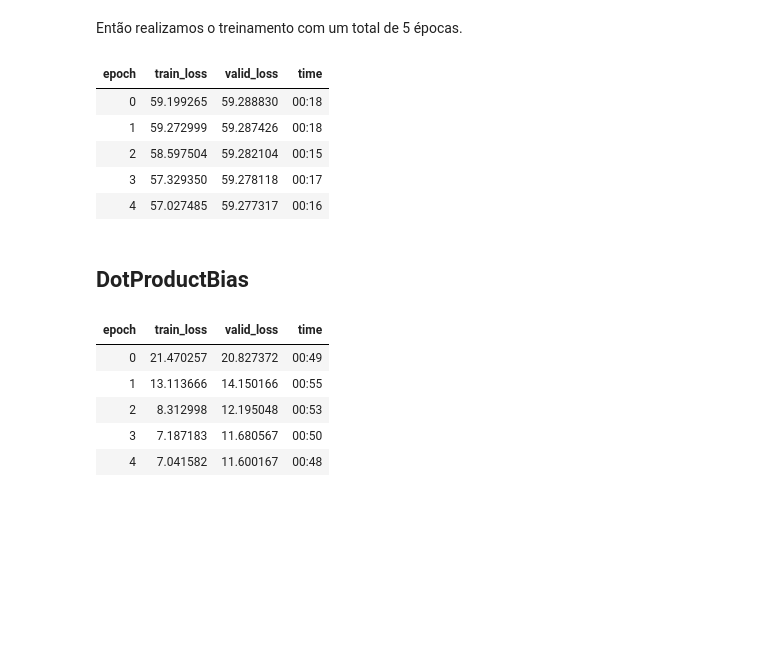
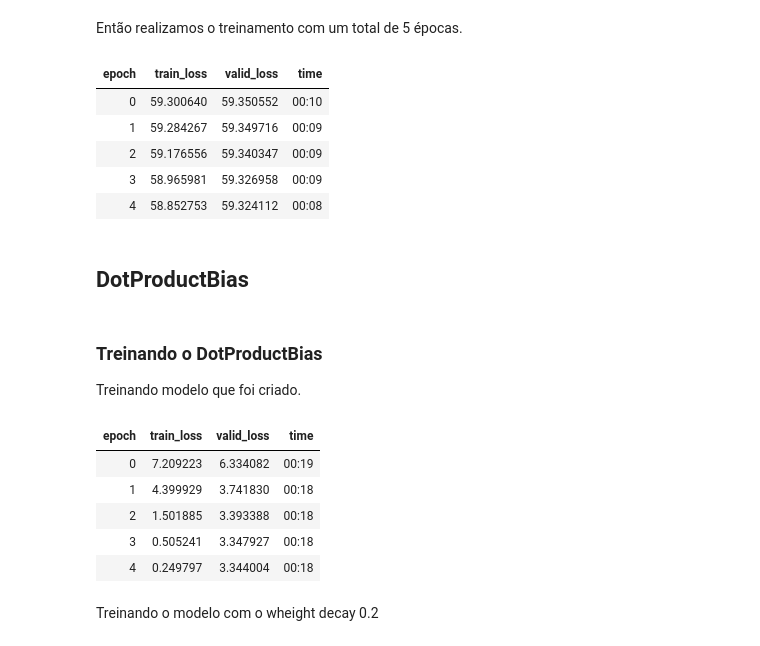
Before and after one commit to fabraz/fastaiOnCampus, a Jupyter notebook: nbs/lesson07_180130722_SamuelNB-Samuel-Nogueira-Bacelar.ipynb, the cells around one changed output. Drawn from its saved outputs; the diff is of its cells as text; code cells hidden in the pictures; blank space fills up the shorter version.

```diff
--- a/nbs/lesson07_180130722_SamuelNB-Samuel-Nogueira-Bacelar.ipynb
+++ b/nbs/lesson07_180130722_SamuelNB-Samuel-Nogueira-Bacelar.ipynb
@@ -253,0 +280,3 @@ Iremos então criar o dataloader para nosso modelo. Como temos mais de 57 Milhõ
+# %%
+max_ratings = 500_000
+limited_ratings = ratings_with_name_df.iloc[:max_ratings]
@@ -253,0 +285,15 @@ Iremos então criar o dataloader para nosso modelo. Como temos mais de 57 Milhõ
+# %%
+user_id = 12345678
+
+rows = []
+animes = ["Fullmetal Alchemist: Brotherhood", "Naruto", 'Kimetsu no Yaiba', 'Vinland Saga', 'Dr. Stone']
+ratings = [10, 9, 10, 8, 7]
+def add_user_ratings_to_df(df, user_id, animes, ratings):
+    for a_anime, a_rating in zip(animes, ratings):
+        # anime_id é sempre 1 pois a coluna não será levada em conta a frente.
+        rows.append( dict( {'anime_id': 1, 'name' : a_anime, 'user_id' : user_id, 'rating' : a_rating}))
+    user_data = pd.DataFrame(rows)
+    return pd.concat([limited_ratings, user_data], axis=0)
+
+ratings_with_user_data = add_user_ratings_to_df(limited_ratings, user_id, animes, ratings)
+ratings_with_user_data.tail()
@@ -254,7 +307,5 @@ Iremos então criar o dataloader para nosso modelo. Como temos mais de 57 Milhõ
 # %%
-
-max_ratings = 200_000
-dls = CollabDataLoaders.from_df(ratings_with_name_df.iloc[:max_ratings], item_name='name', user_name='user_id', bs=512)
+dls = CollabDataLoaders.from_df(ratings_with_user_data, item_name='name', user_name='user_id', bs=4096)
 dls.show_batch()
 # %% [output]
 |  | user_id | name | rating |
@@ -296,16 +350,16 @@ Então realizamos o treinamento com um total de 5 épocas.
 learn.fit_one_cycle(5)
 # %% [output]
 | epoch | train_loss | valid_loss | time |
-| 0 | 59.199265 | 59.288830 | 00:18 |
-| 1 | 59.272999 | 59.287426 | 00:18 |
-| 2 | 58.597504 | 59.282104 | 00:15 |
-| 3 | 57.329350 | 59.278118 | 00:17 |
-| 4 | 57.027485 | 59.277317 | 00:16 |
+| 0 | 59.300640 | 59.350552 | 00:10 |
+| 1 | 59.284267 | 59.349716 | 00:09 |
+| 2 | 59.176556 | 59.340347 | 00:09 |
+| 3 | 58.965981 | 59.326958 | 00:09 |
+| 4 | 58.852753 | 59.324112 | 00:08 |
 # %% [markdown]
 ## DotProductBias
 # %%
 class DotProductBias(Module):
-    def __init__(self, n_users, n_animes, n_factors, y_range=(0,5.5)):
+    def __init__(self, n_users, n_animes, n_factors, y_range=(0,10.5)):
         self.user_factors = Embedding(n_users, n_factors)
         self.user_bias = Embedding(n_users, 1)
         self.anime_factors = Embedding(n_animes, n_factors)
@@ -318,14 +372,19 @@ class DotProductBias(Module):
         res = (users * animes).sum(dim=1, keepdim=True)
         res += self.user_bias(x[:,0]) + self.anime_bias(x[:,1])
         return sigmoid_range(res, *self.y_range)
+# %% [markdown]
+### Treinando o DotProductBias
+Treinando modelo que foi criado.
 # %%
-model = DotProductBias(n_users, n_animes, 50)
+model = DotProductBias(n_users, n_animes, 100)
 learn = Learner(dls, model, loss_func=MSELossFlat())
 learn.fit_one_cycle(5, 5e-3)
 # %% [output]
 | epoch | train_loss | valid_loss | time |
-| 0 | 21.470257 | 20.827372 | 00:49 |
-| 1 | 13.113666 | 14.150166 | 00:55 |
-| 2 | 8.312998 | 12.195048 | 00:53 |
-| 3 | 7.187183 | 11.680567 | 00:50 |
-| 4 | 7.041582 | 11.600167 | 00:48 |
+| 0 | 7.209223 | 6.334082 | 00:19 |
+| 1 | 4.399929 | 3.741830 | 00:18 |
+| 2 | 1.501885 | 3.393388 | 00:18 |
+| 3 | 0.505241 | 3.347927 | 00:18 |
+| 4 | 0.249797 | 3.344004 | 00:18 |
+# %% [markdown]
+Treinando o modelo com o wheight decay 0.2
```
Also changed, not shown: parts of 29 cells of this notebook.
